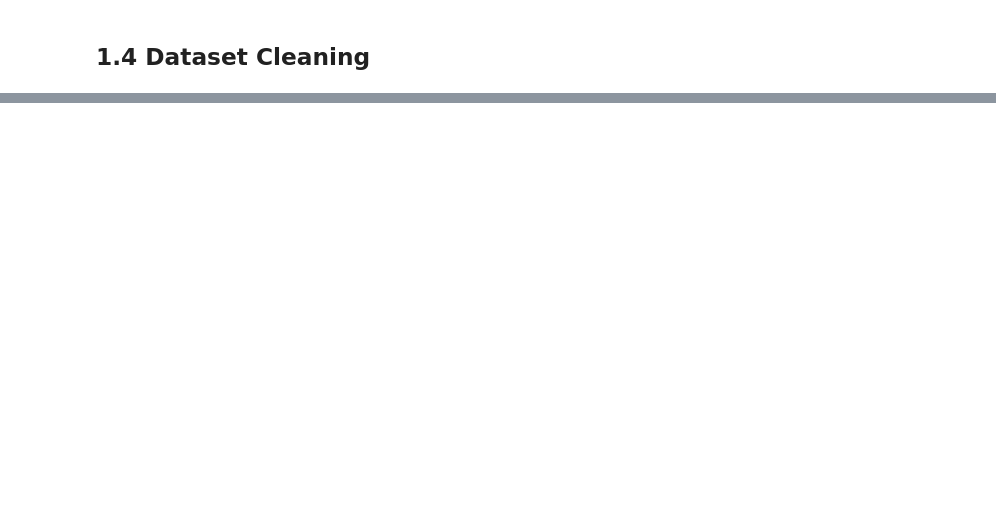
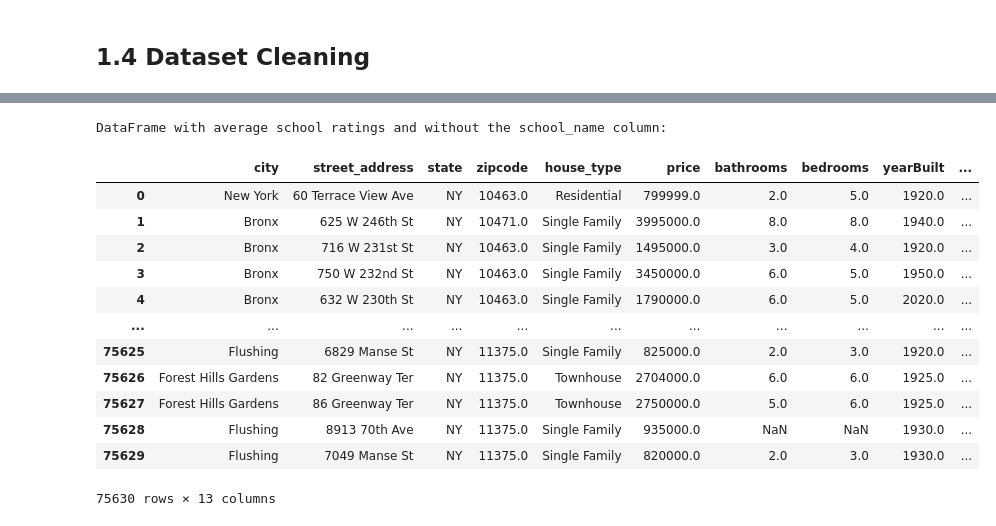
Before and after one commit to Hdubbs81/RealEstate-Insight-Capstone, a Jupyter notebook: 1. RealEstate_Insight_Data_Wrangling.ipynb, the cells around one changed output, grey strips where cells are left out. Saved outputs shown, nothing was run; the diff lists cells and outputs as text; code cells hidden in the pictures; blank space fills up the shorter version.

```diff
--- a/1. RealEstate_Insight_Data_Wrangling.ipynb
+++ b/1. RealEstate_Insight_Data_Wrangling.ipynb
@@ -105,0 +41,2 @@ First few rows of HPI dataset:
+# %%
+df = pd.read_csv('/Users/heatheradler/Documents/GitHub/Springboard/Springboard_Projects/Capstone 3/Datasets/newyork_housing.csv')
@@ -261,0 +93,10 @@ memory usage: 772.0+ KB
+# %%
+# Keep only relevant columns
+columns_to_keep = ['address/city', 'address/streetAddress', 'address/state', 'address/zipcode', 'resoFactsStats/atAGlanceFacts/0/factValue', 'price', 'bathrooms', 'bedrooms', 'schools/2/name', 'schools/2/rating', 'yearBuilt', 'latitude', 'longitude', 'livingArea']
+
+# Keep only the specified columns
+df_1 = df.loc[:, columns_to_keep]
+
+# Display the result
+print("\nDataFrame after keeping only specified columns:")
+print(df_1)
@@ -261,0 +121,19 @@ memory usage: 772.0+ KB
+# %%
+# Dictionary of columns to rename
+columns_to_rename = {
+    'address/city': 'city',
+    'address/streetAddress': 'street_address',
+    'address/state': 'state',
+    'address/zipcode': 'zipcode',
+    'resoFactsStats/atAGlanceFacts/0/factValue': 'house_type',
+    'schools/2/name': 'school_name',
+    'schools/2/rating': 'school_rating',
+    'livingArea': 'sqft',
+}
+
+# Rename the specified columns
+df_2 = df_1.rename(columns=columns_to_rename)
+
+# Display the result
+print("\nDataFrame after renaming specified columns:")
+print(df_2)
@@ -261,0 +204,27 @@ memory usage: 772.0+ KB
+# %%
+# Group by zipcode and calculate the average school rating
+avg_school_rating = df_2.groupby('zipcode')['school_rating'].mean().reset_index()
+
+# Merge the average school ratings back to the original DataFrame
+df_2 = df_2.drop(columns=['school_name'])  # Remove the school_name column
+df_2 = df_2.drop(columns=['school_rating'])  # Remove the school_rating column to avoid duplication
+df_2 = df_2.merge(avg_school_rating, on='zipcode', how='left')
+
+# Display the result
+print("DataFrame with average school ratings and without the school_name column:")
+df_2
+# %% [output]
+DataFrame with average school ratings and without the school_name column:
+|  | city | street_address | state | zipcode | house_type | price | bathrooms | bedrooms | yearBuilt | ... |
+| 0 | New York | 60 Terrace View Ave | NY | 10463.0 | Residential | 799999.0 | 2.0 | 5.0 | 1920.0 | ... |
+| 1 | Bronx | 625 W 246th St | NY | 10471.0 | Single Family | 3995000.0 | 8.0 | 8.0 | 1940.0 | ... |
+| 2 | Bronx | 716 W 231st St | NY | 10463.0 | Single Family | 1495000.0 | 3.0 | 4.0 | 1920.0 | ... |
+| 3 | Bronx | 750 W 232nd St | NY | 10463.0 | Single Family | 3450000.0 | 6.0 | 5.0 | 1950.0 | ... |
+| 4 | Bronx | 632 W 230th St | NY | 10463.0 | Single Family | 1790000.0 | 6.0 | 5.0 | 2020.0 | ... |
+| ... | ... | ... | ... | ... | ... | ... | ... | ... | ... | ... |
+| 75625 | Flushing | 6829 Manse St | NY | 11375.0 | Single Family | 825000.0 | 2.0 | 3.0 | 1920.0 | ... |
+| 75626 | Forest Hills Gardens | 82 Greenway Ter | NY | 11375.0 | Townhouse | 2704000.0 | 6.0 | 6.0 | 1925.0 | ... |
+| 75627 | Forest Hills Gardens | 86 Greenway Ter | NY | 11375.0 | Townhouse | 2750000.0 | 5.0 | 6.0 | 1925.0 | ... |
+| 75628 | Flushing | 8913 70th Ave | NY | 11375.0 | Single Family | 935000.0 | NaN | NaN | 1930.0 | ... |
+| 75629 | Flushing | 7049 Manse St | NY | 11375.0 | Single Family | 820000.0 | 2.0 | 3.0 | 1930.0 | ... |
+75630 rows × 13 columns
```
Also changed, not shown: parts of 55 cells of this notebook.
